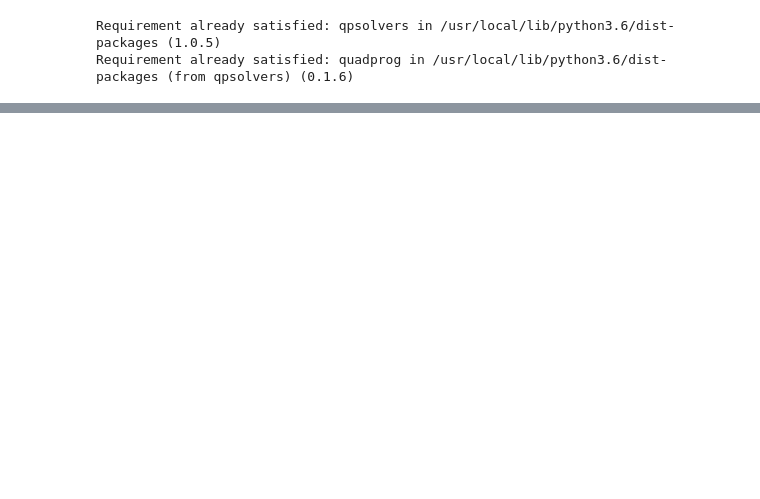
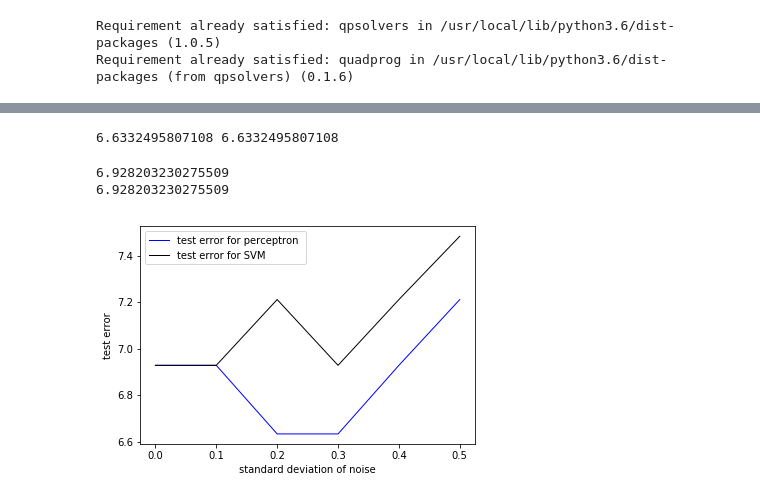
Before and after one commit to 1siddhi7/Learning-From-Data, a Jupyter notebook: SVM.ipynb, the cells around one changed output, grey strips where cells are left out. Cells and saved outputs as stored; diff of their text form; code cells hidden in the pictures; blank space fills up the shorter version.

```diff
--- a/SVM.ipynb
+++ b/SVM.ipynb
@@ -252,0 +238,74 @@ plt.show()
+# %%
+def error_perceptron(test_data, weights):
+
+  e=0
+  for i in range(len(test_data)):
+    x = np.array(test_data[i][0])
+    yn = train_data[i][1]
+    yn_predicted = sign(np.matmul(weights.T,x))
+    e = e + (yn-yn_predicted)**2
+
+  return e**0.5
+
+
+def error_svm(test_data, weights, bias):
+
+  e=0
+  for i in range(len(test_data)):
+
+    x = np.array(test_data[i][0])
+    yn = train_data[i][1]
+
+    weights_s = np.array(weights)
+    weights_s = np.concatenate(([bias],weights_svm))
+
+    yn_predicted = sign(np.matmul(weights_s.T,x))
+    e = e + (yn-yn_predicted)**2
+
+  return e**0.5
+
+print(error_perceptron(test_data, weights_perceptron), error_svm(test_data, weights_svm, bias))
+# %% [output]
+6.6332495807108 6.6332495807108
+# %%
+def add_noise(test_data, sd):
+
+  ans = test_data.copy()
+  noise = np.random.normal(0, sd, (len(test_data),2))
+
+  for i in range(len(test_data)):
+
+    ans[i][0][1] += noise[i][0]
+    ans[i][0][2] += noise[i][1]
+
+  return ans
+
+e_perceptron = []
+e_svm = []
+sd = [i/10 for i in range(0,6)]
+
+print(error_perceptron(add_noise(test_data,0), weights_perceptron))
+print(error_svm(add_noise(test_data,0), weights_svm, bias))
+
+
+
+for item in sd:
+
+  noisy_data = add_noise(test_data, item)
+
+  e_perceptron.append(error_perceptron(noisy_data, weights_perceptron))
+  e_svm.append(error_svm(noisy_data, weights_svm, bias))
+
+
+
+
+plt.plot(sd, e_perceptron, color='blue', linewidth = 1, marker='o', markerfacecolor='blue', markersize=0,label="test error for perceptron ")
+plt.plot(sd, e_svm, color='black', linewidth = 1, marker='o', markerfacecolor='blue', markersize=0,label="test error for SVM")
+plt.xlabel("standard deviation of noise")
+plt.ylabel("test error")
+plt.legend()
+plt.show()
+# %% [output]
+6.928203230275509
+6.928203230275509
+[figure, added]
```
Also changed, not shown: parts of 6 cells of this notebook.
